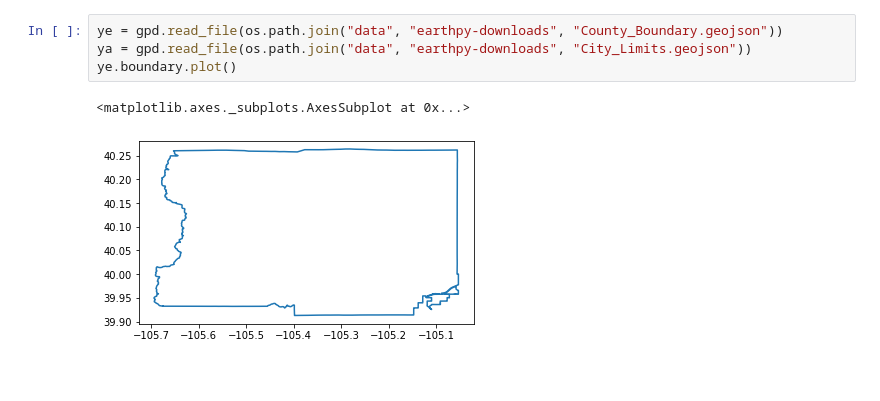
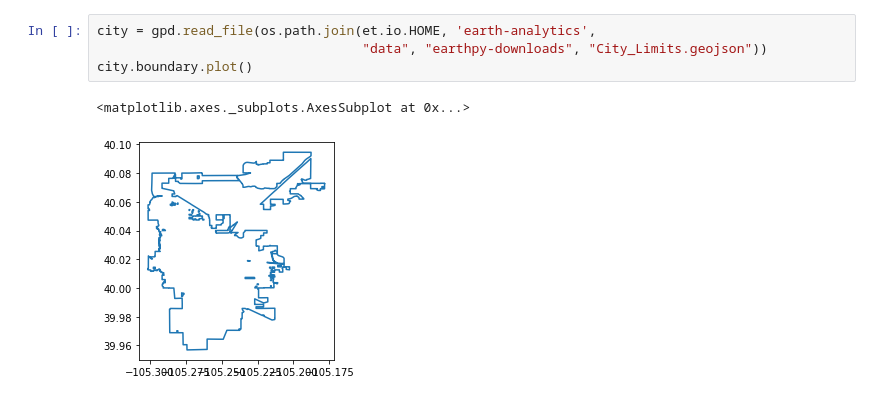
Before and after one commit to earthlab/edsc-summer-2020, a Jupyter notebook: data-types/04-data-types-exercise.ipynb, the cells around one changed output. Saved outputs shown, nothing was run; the diff lists cells and outputs as text.

```diff
--- a/data-types/04-data-types-exercise.ipynb
+++ b/data-types/04-data-types-exercise.ipynb
@@ -57,7 +76,7 @@ gpd_data.plot()
 # %%
-ye = gpd.read_file(os.path.join("data", "earthpy-downloads", "County_Boundary.geojson"))
-ya = gpd.read_file(os.path.join("data", "earthpy-downloads", "City_Limits.geojson"))
-ye.boundary.plot()
+city = gpd.read_file(os.path.join(et.io.HOME, 'earth-analytics',
+                                  "data", "earthpy-downloads", "City_Limits.geojson"))
+city.boundary.plot()
 # %% [output]
 <matplotlib.axes._subplots.AxesSubplot at 0x...>
-[figure, old version]
+[figure, new version]
```
Also changed, not shown: parts of 17 cells of this notebook.
